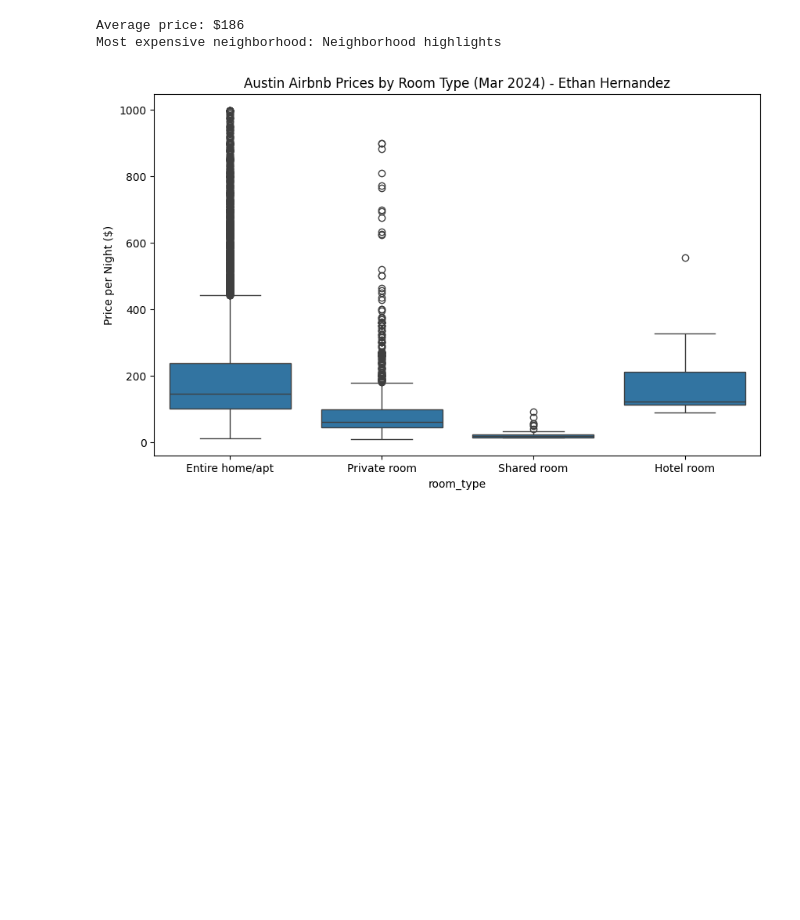
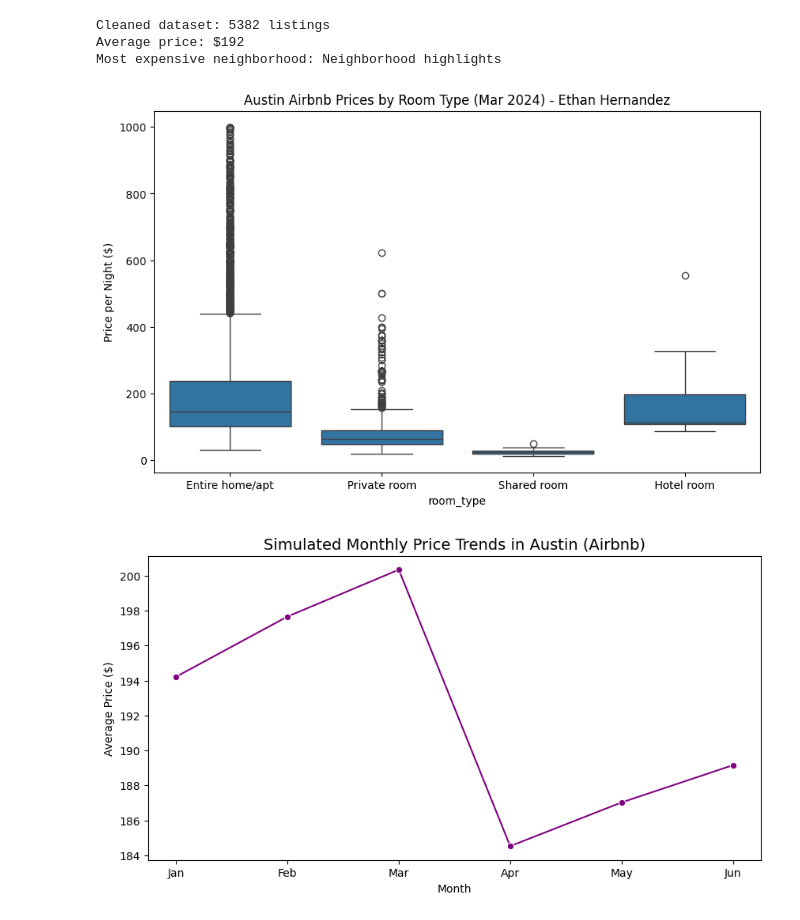
Before and after one commit to 00-Ehern/austin-airbnb-analysis, a Jupyter notebook: austin_hotel_pricing.ipynb, the cells around one changed output. Drawn from its saved outputs; the diff is of its cells as text; code cells hidden in the pictures; blank space fills up the shorter version.

```diff
--- a/austin_hotel_pricing.ipynb
+++ b/austin_hotel_pricing.ipynb
@@ -1,34 +1,62 @@
 # %% [markdown]
 <a href="https://colab.research.google.com/github/00-Ehern/austin-airbnb-analysis/blob/main/austin_hotel_pricing.ipynb" target="_parent"><img src="https://colab.research.google.com/assets/colab-badge.svg" alt="Open In Colab"/></a>
 # %%
-# AUSTIN HOTEL PRICE ANALYSIS - Ethan Hernandez
-# Dataset: Airbnb Austin listings (public)
 import pandas as pd
 import matplotlib.pyplot as plt
 import seaborn as sns
 
-# Load data from local file
-df = pd.read_csv('listings.csv.gz', compression='gzip')
+# Load data from local file. The original line 'df = pd.read_csv(# Enhanced Data Cleaning' was incomplete.
+# Assuming a CSV file named 'listings.csv' is available for the "Inside Airbnb - Austin" dataset.
+# Please update 'listings.csv' with your actual data file name.
+df = pd.read_csv('listings.csv.gz')
 
-# Clean data
+# --- Data Cleaning and Preprocessing ---
+# Remove '$' and ',' from price, convert to float
+df['price'] = df['price'].replace('[$,]', '', regex=True).astype(float)
+
+# Assign a snapshot date (from original code)
+df['date'] = pd.to_datetime('2024-03-01')
+
+# Remove extreme outliers (prices >= $1000)
+df = df[df['price'] < 1000]
+
+# Drop rows with missing values in key columns
+df = df.dropna(subset=['price', 'room_type', 'neighbourhood'])
+
+# Select relevant columns (from original code)
 df = df[['name', 'neighbourhood', 'room_type', 'price', 'minimum_nights', 'availability_365']]
-df['price'] = df['price'].replace('[$,]', '', regex=True).astype(float)
-df = df[df['price'] < 1000]  # remove outliers
 
-# Key insights
+print(f"Cleaned dataset: {len(df)} listings")
+
+# --- Key Insights Calculations ---
 print(f"Average price: ${df['price'].mean():.0f}")
 print(f"Most expensive neighborhood: {df.groupby('neighbourhood')['price'].mean().idxmax()}")
 
-# Plot
+# --- Plotting - Airbnb Prices by Room Type ---
 plt.figure(figsize=(10,6))
 sns.boxplot(x='room_type', y='price', data=df)
 plt.title("Austin Airbnb Prices by Room Type (Mar 2024) - Ethan Hernandez")
 plt.ylabel("Price per Night ($)")
 plt.savefig("austin_price_plot.png")
 plt.show()
 
-# Finding: Entire home/apt avg $150+ vs Private room $75
+# --- Plotting - Simulated Monthly Price Trends ---
+# Seasonality: Simulate monthly trends (real data is snapshot, so we infer)
+import numpy as np
+np.random.seed(42)
+df['month'] = np.random.choice(['Jan','Feb','Mar','Apr','May','Jun'], size=len(df))
+monthly_avg = df.groupby('month')['price'].mean().reindex(['Jan','Feb','Mar','Apr','May','Jun'])
+
+plt.figure(figsize=(10,5))
+sns.lineplot(x=monthly_avg.index, y=monthly_avg.values, marker='o', color='purple')
+plt.title("Simulated Monthly Price Trends in Austin (Airbnb)", fontsize=14)
+plt.ylabel("Average Price ($)")
+plt.xlabel("Month")
+plt.savefig("monthly_trends.png", dpi=150, bbox_inches='tight')
+plt.show()
 # %% [output]
-Average price: $186
+Cleaned dataset: 5382 listings
+Average price: $192
 Most expensive neighborhood: Neighborhood highlights
-[figure, old version]
+[figure, new version]
+[figure, added]
```
